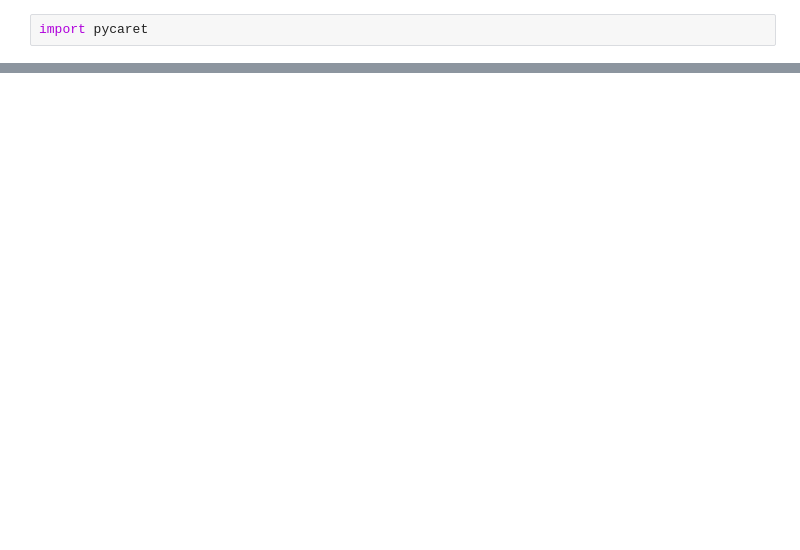
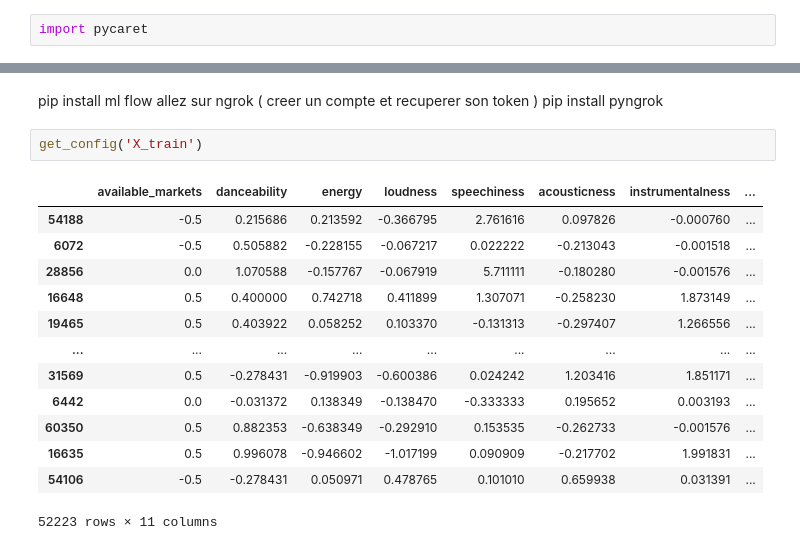
Before and after one commit to galawin59/Spotify, a Jupyter notebook: pycaret.ipynb, the cells around one changed output, grey strips where cells are left out. Cells and saved outputs as stored; diff of their text form; blank space fills up the shorter version.

```diff
--- a/pycaret.ipynb
+++ b/pycaret.ipynb
@@ -51,0 +351,20 @@ ValueError: Invalid value for the target parameter. Column target_column not fou
+# %% [markdown]
+pip install ml flow
+allez sur ngrok ( creer un compte et recuperer son token )
+pip install pyngrok
+# %%
+get_config('X_train')
+# %% [output]
+|  | available_markets | danceability | energy | loudness | speechiness | acousticness | instrumentalness | ... |
+| 54188 | -0.5 | 0.215686 | 0.213592 | -0.366795 | 2.761616 | 0.097826 | -0.000760 | ... |
+| 6072 | -0.5 | 0.505882 | -0.228155 | -0.067217 | 0.022222 | -0.213043 | -0.001518 | ... |
+| 28856 | 0.0 | 1.070588 | -0.157767 | -0.067919 | 5.711111 | -0.180280 | -0.001576 | ... |
+| 16648 | 0.5 | 0.400000 | 0.742718 | 0.411899 | 1.307071 | -0.258230 | 1.873149 | ... |
+| 19465 | 0.5 | 0.403922 | 0.058252 | 0.103370 | -0.131313 | -0.297407 | 1.266556 | ... |
+| ... | ... | ... | ... | ... | ... | ... | ... | ... |
+| 31569 | 0.5 | -0.278431 | -0.919903 | -0.600386 | 0.024242 | 1.203416 | 1.851171 | ... |
+| 6442 | 0.0 | -0.031372 | 0.138349 | -0.138470 | -0.333333 | 0.195652 | 0.003193 | ... |
+| 60350 | 0.5 | 0.882353 | -0.638349 | -0.292910 | 0.153535 | -0.262733 | -0.001576 | ... |
+| 16635 | 0.5 | 0.996078 | -0.946602 | -1.017199 | 0.090909 | -0.217702 | 1.991831 | ... |
+| 54106 | -0.5 | -0.278431 | 0.050971 | 0.478765 | 0.101010 | 0.659938 | 0.031391 | ... |
+52223 rows × 11 columns
```
Also changed, not shown: parts of 57 cells of this notebook.
